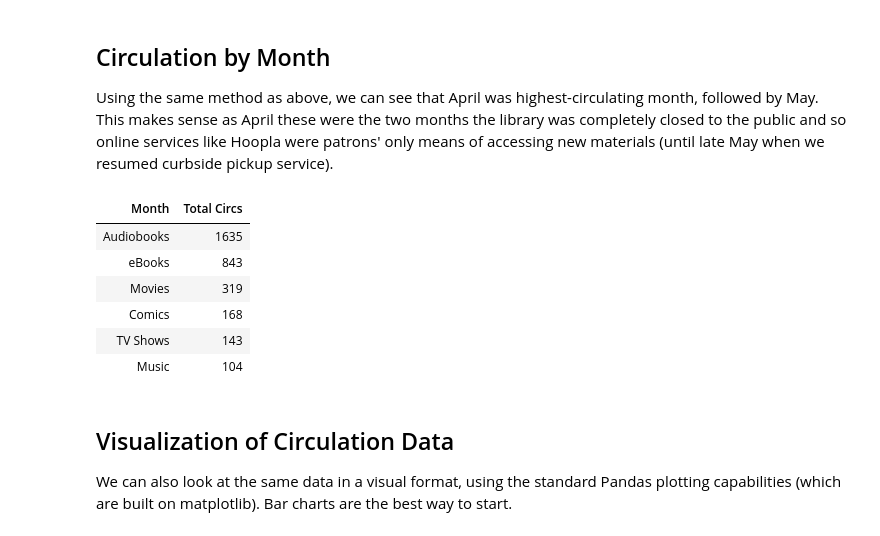
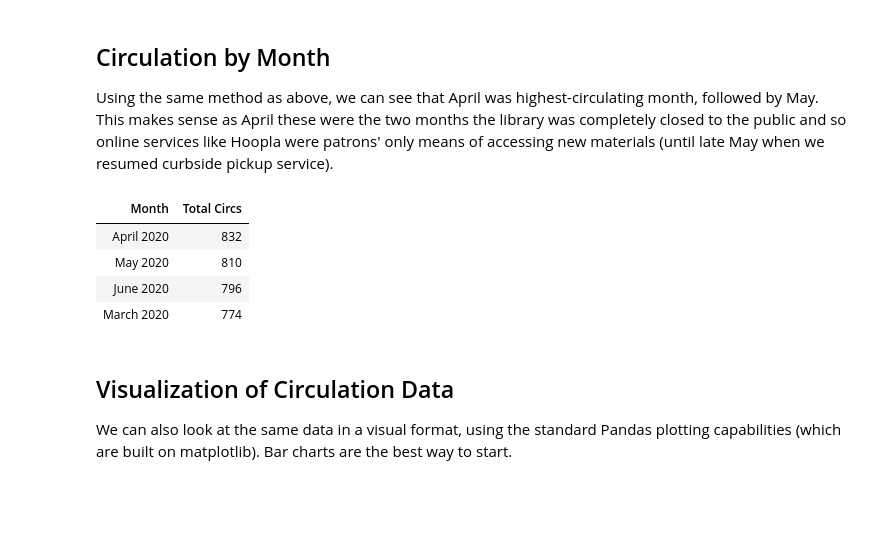
Before and after one commit to gaballison/media-during-covid, a Jupyter notebook: Main.ipynb, the cells around one changed output. Drawn from its saved outputs; the diff is of its cells as text; code cells hidden in the pictures; blank space fills up the shorter version.

```diff
--- a/Main.ipynb
+++ b/Main.ipynb
@@ -99,16 +99,14 @@ make_pretty(sum_format, ['Format', 'Total Circs'], 'Total Circs')
 
 Using the same method as above, we can see that April was highest-circulating month, followed by May. This makes sense as April these were the two months the library was completely closed to the public and so online services like Hoopla were patrons' only means of accessing new materials (until late May when we resumed curbside pickup service).
 # %%
-sum_months = new_circs.sum(axis=0)
+sum_months = new_circs.sum(axis=1)
 make_pretty(sum_months, ['Month', 'Total Circs'], 'Total Circs')
 # %% [output]
 | Month | Total Circs |
-| Audiobooks | 1635 |
-| eBooks | 843 |
-| Movies | 319 |
-| Comics | 168 |
-| TV Shows | 143 |
-| Music | 104 |
+| April 2020 | 832 |
+| May 2020 | 810 |
+| June 2020 | 796 |
+| March 2020 | 774 |
 # %% [markdown]
 ## Visualization of Circulation Data
 
```
Also changed, not shown: parts of 3 cells of this notebook.
